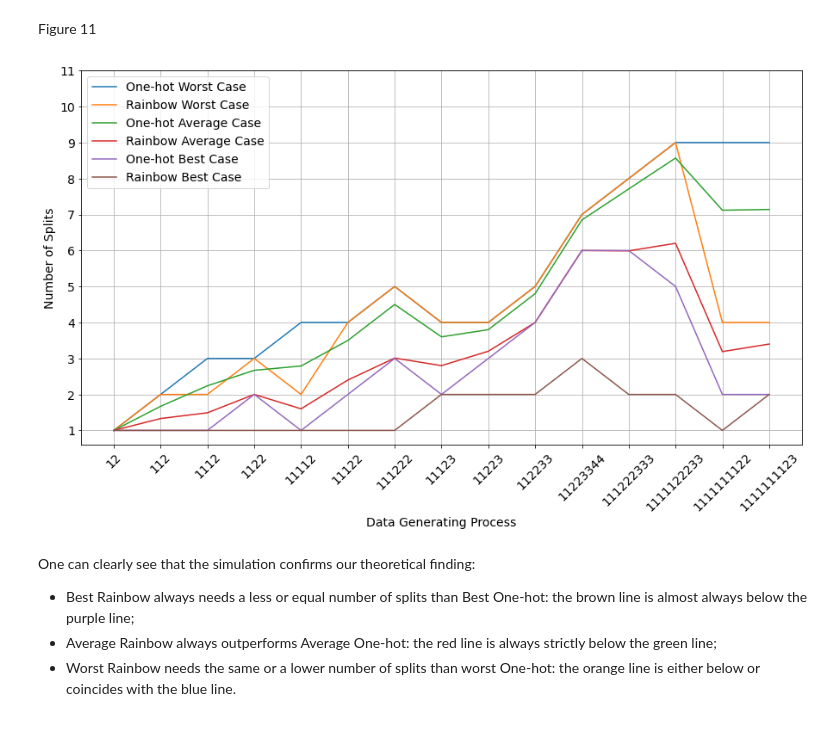
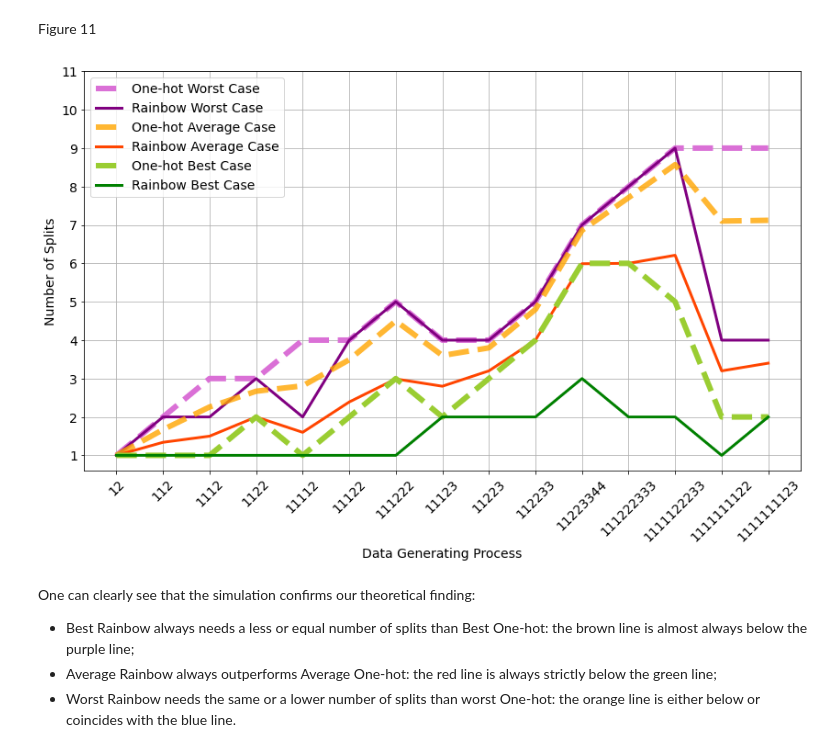
Before and after one commit to h17/fastreport, a Jupyter notebook: _notebooks/2022-04-26-Rainbow3.ipynb, the cells around one changed output. Saved outputs shown, nothing was run; the diff lists cells and outputs as text; code cells hidden in the pictures.

Commit message:
improved the simulation chart

```diff
--- a/_notebooks/2022-04-26-Rainbow3.ipynb
+++ b/_notebooks/2022-04-26-Rainbow3.ipynb
@@ -286,17 +304,32 @@ rainbow_vs_onehot
 # %% [markdown]
 Figure 11
-# %%
-#hide_input
-rainbow_vs_onehot.T.plot(rot=45,figsize=(15,8))
-plt.xticks(ticks = range(15),labels=cc, fontsize=14)
-plt.xlabel('Data Generating Process', fontsize=14)
-plt.yticks([1,2,3,4,5,6,7,8,9,10,11], fontsize=14)
-plt.ylabel('Number of Splits', fontsize=14)
-plt.grid()
-plt.legend(loc=2, prop={'size': 14})
-plt.show()
-# %% [output]
-[figure, removed]
+# %%
+#hide_input
+import matplotlib.pyplot as plt
+oh = (rainbow_vs_onehot.loc[[el for el in rainbow_vs_onehot.index if 'One-hot' in el]]).T
+rr = (rainbow_vs_onehot.loc[[el for el in rainbow_vs_onehot.index if 'Rainbow' in el]]).T
+
+plt.figure(figsize=(14,8))
+plt.plot(rainbow_vs_onehot.loc['One-hot Worst Case'], linewidth=6, label = 'One-hot Worst Case', alpha=1, linestyle='--', color = 'orchid')
+plt.plot(rainbow_vs_onehot.loc['Rainbow Worst Case'], linewidth=3, label = 'Rainbow Worst Case', alpha=1, linestyle='-', color = 'purple')
+
+plt.plot(rainbow_vs_onehot.loc['One-hot Average Case'], linewidth=6, label = 'One-hot Average Case', alpha=0.8, linestyle='--', color='orange')
+plt.plot(rainbow_vs_onehot.loc['Rainbow Average Case'], linewidth=3, label = 'Rainbow Average Case', alpha=1, linestyle='-', color='orangered')
+
+plt.plot(rainbow_vs_onehot.loc['One-hot Best Case'], linewidth=6, label = 'One-hot Best Case', alpha=1, linestyle='--', color='yellowgreen')
+plt.plot(rainbow_vs_onehot.loc['Rainbow Best Case'], linewidth=3, label = 'Rainbow Best Case', alpha=1, linestyle='-', color='green')
+
+'lightsalmon', 'turquoise'
+
+plt.xticks(ticks = range(15),labels=cc, fontsize=14, rotation = 45)
+plt.xlabel('Data Generating Process', fontsize=14)
+plt.yticks([1,2,3,4,5,6,7,8,9,10,11], fontsize=14)
+plt.ylabel('Number of Splits', fontsize=14)
+plt.grid()
+plt.legend(loc=2, prop={'size': 14})
+plt.show()
+# %% [output]
+[figure, added]
 # %% [markdown]
 One can clearly see that the simulation confirms our theoretical finding:
 - Best Rainbow always needs a less or equal number of splits than Best One-hot: the brown line is almost always below the purple line;
```
Also changed, not shown: parts of 4 cells of this notebook, 2 other files.
